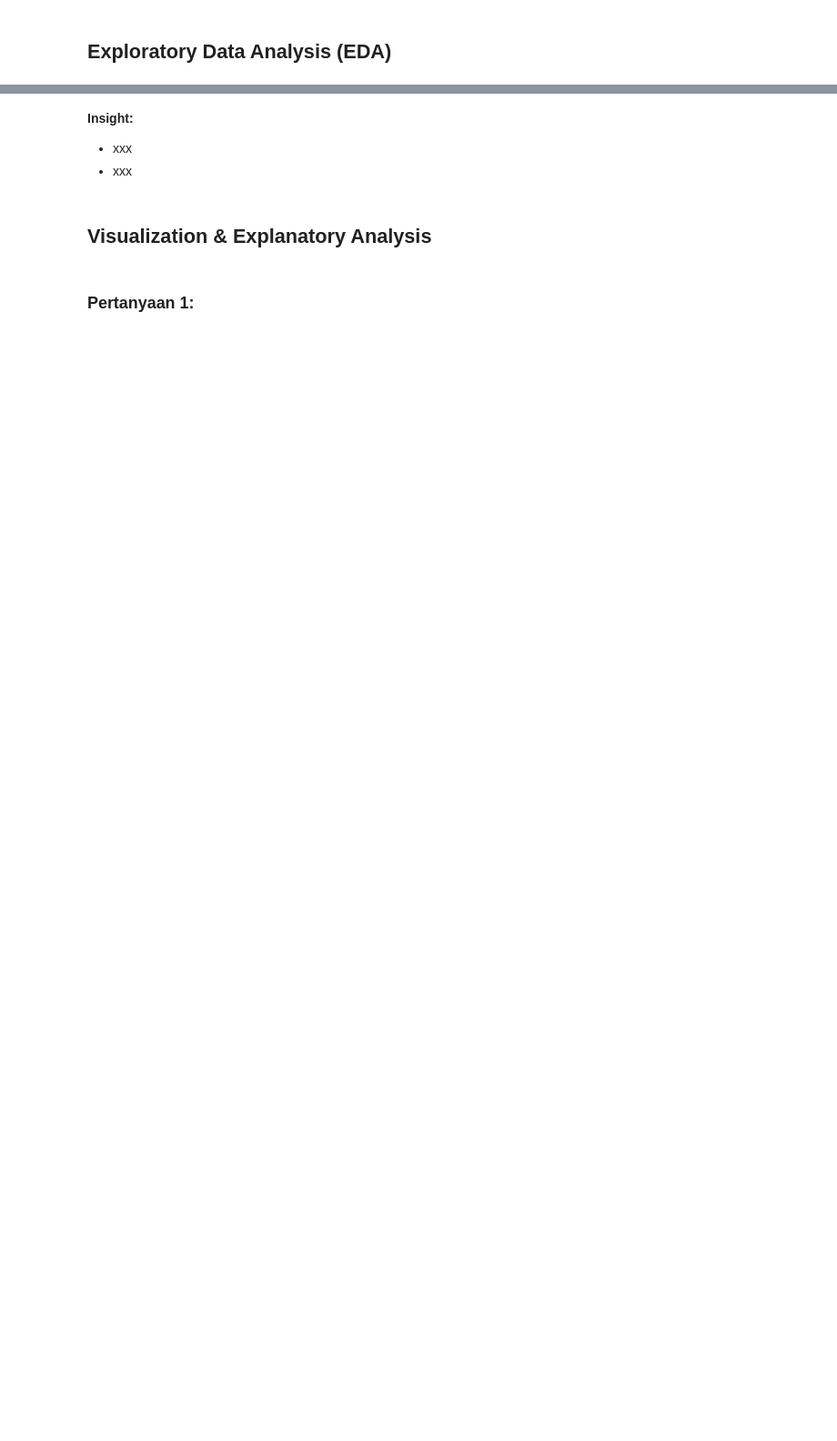
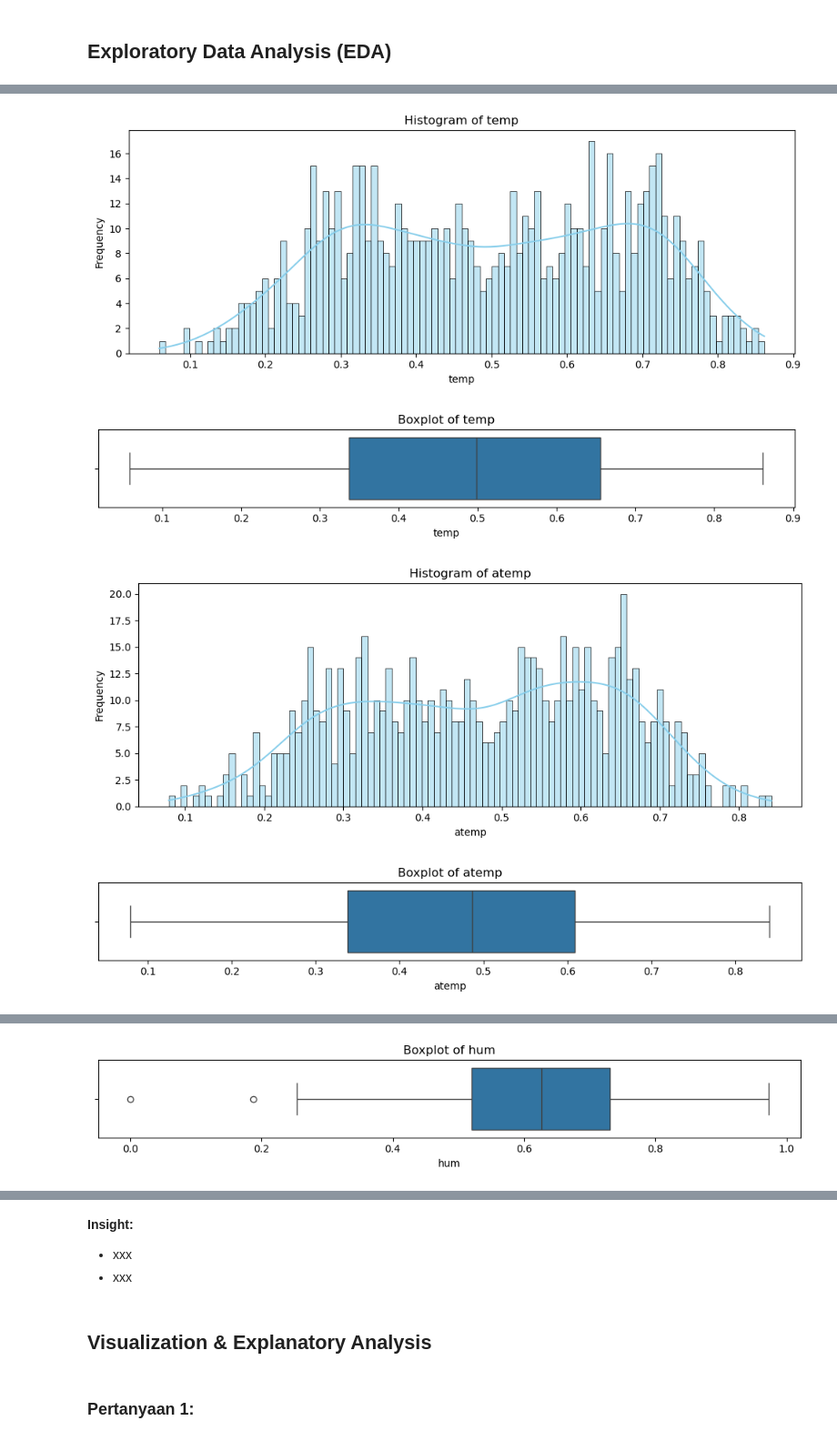
Before and after one commit to fawwazaid/proyek_analisis_data, a Jupyter notebook: submission/notebook.ipynb, the cells around one changed output, grey strips where cells are left out. Shown: that part at 91% size. Cells and saved outputs as stored; diff of their text form; code cells hidden in the pictures; blank space fills up the shorter version.

```diff
--- a/submission/notebook.ipynb
+++ b/submission/notebook.ipynb
@@ -176,0 +926,2 @@ df_hour.describe()
+# %%
+df_day_cont = df_day[['temp', 'atemp', 'hum', 'windspeed']]
@@ -176,0 +939,9 @@ df_hour.describe()
+# %%
+for col in df_day_cont.columns:
+    hist(df_day_cont, col)
+    box(df_day_cont, col)
+# %% [output]
+[figure, added]
+[figure, added]
+[figure, added]
+[figure, added]
@@ -176,0 +949 @@ df_hour.describe()
+[figure, added]
```
Also changed, not shown: parts of 169 cells of this notebook, 4 other files.
